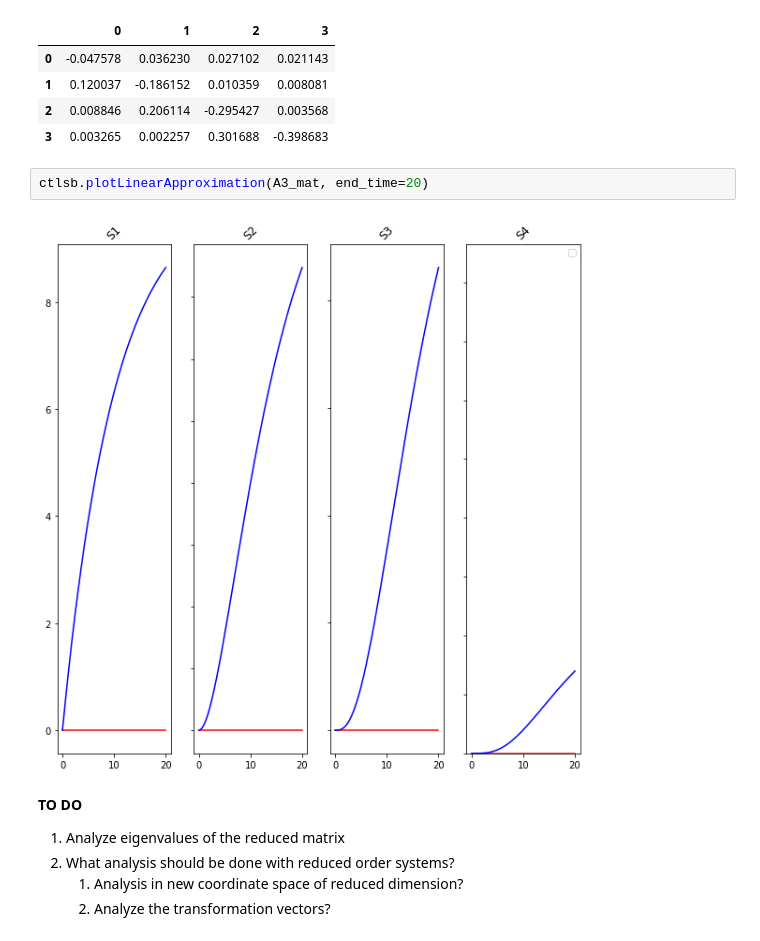
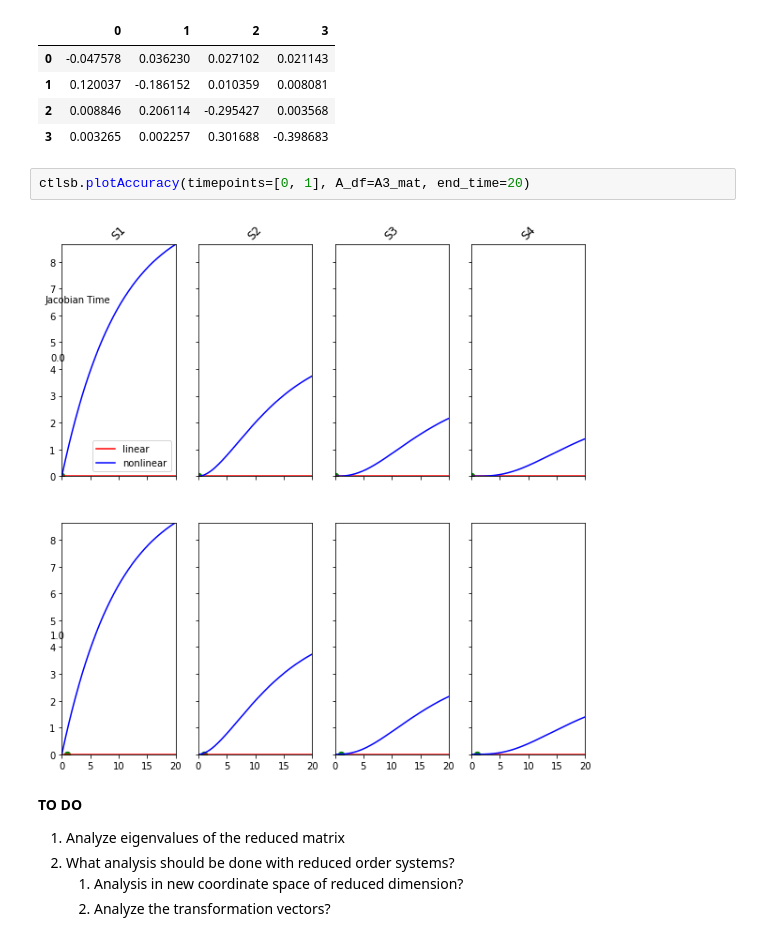
Before and after one commit to ModelEngineering/controlSBML, a Jupyter notebook: notebooks/Reduced-Order-Models.ipynb, the cells around one changed output. Cells and saved outputs as stored; diff of their text form.

```diff
--- a/notebooks/Reduced-Order-Models.ipynb
+++ b/notebooks/Reduced-Order-Models.ipynb
@@ -335,9 +335,9 @@ pd.DataFrame(A3_mat)
 | 2 | 0.008846 | 0.206114 | -0.295427 | 0.003568 |
 | 3 | 0.003265 | 0.002257 | 0.301688 | -0.398683 |
 # %%
-ctlsb.plotLinearApproximation(A3_mat, end_time=20)
+ctlsb.plotAccuracy(timepoints=[0, 1], A_df=A3_mat, end_time=20)
 # %% [output]
-[figure, old version]
+[figure, new version]
 # %% [markdown]
 **TO DO**
 1. Analyze eigenvalues of the reduced matrix
```
Also changed, not shown: parts of 2 cells of this notebook, 8 other files.
